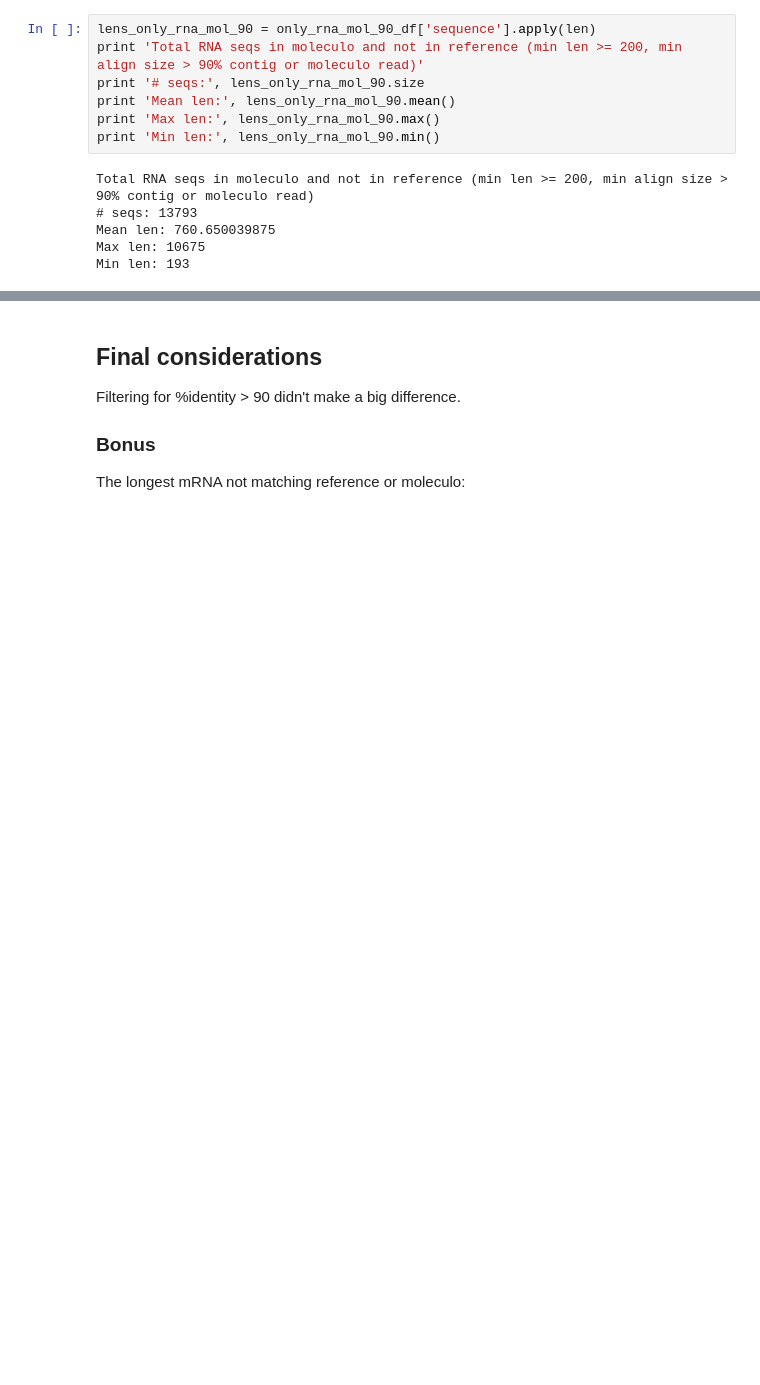
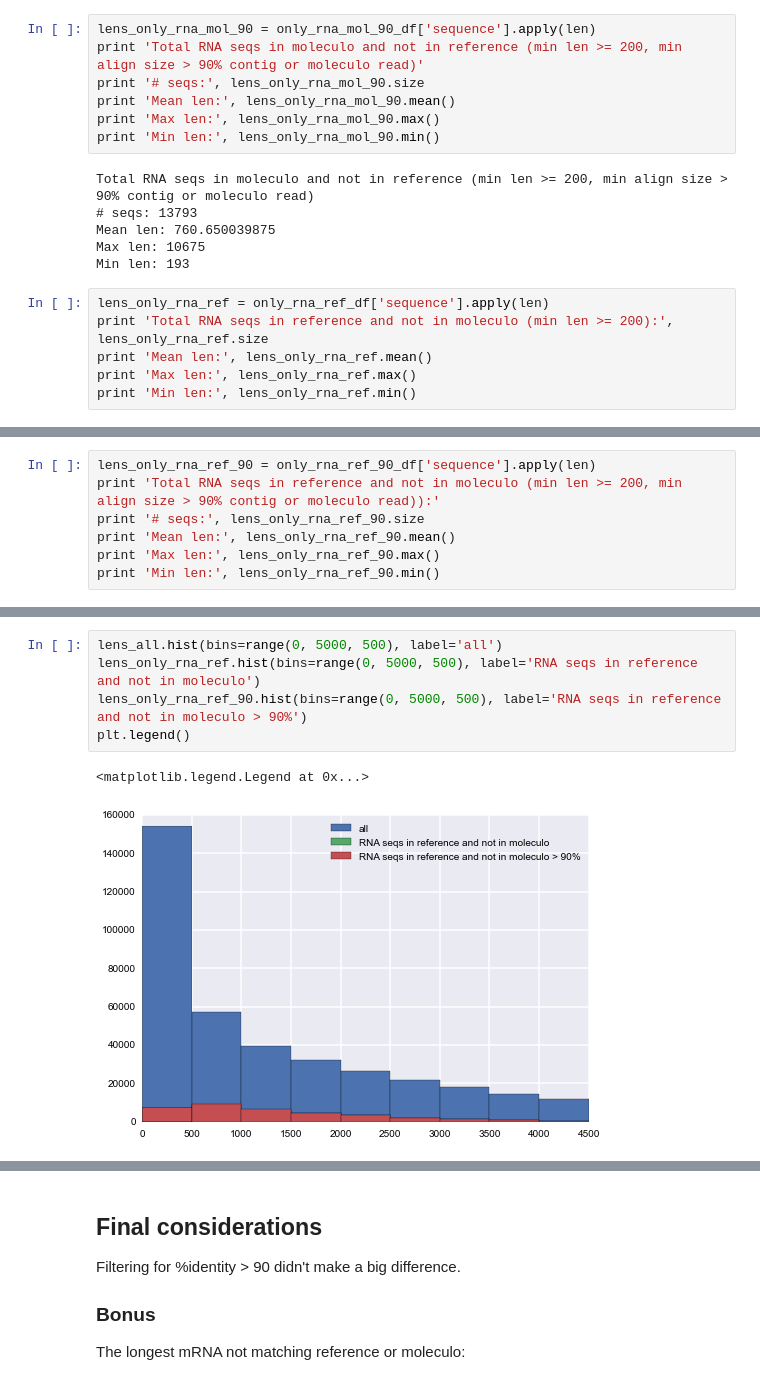
Before and after one commit to luizirber/galGal, a Jupyter notebook: notebooks/rna_mol_ref.ipynb, the cells around one changed output, grey strips where cells are left out. Drawn from its saved outputs; the diff is of its cells as text; blank space fills up the shorter version.

```diff
--- a/notebooks/rna_mol_ref.ipynb
+++ b/notebooks/rna_mol_ref.ipynb
@@ -201,3 +231,9 @@ Total RNA seqs in moleculo and not in reference (min len >= 200, min align size
 Mean len: 760.650039875
 Max len: 10675
 Min len: 193
+# %%
+lens_only_rna_ref = only_rna_ref_df['sequence'].apply(len)
+print 'Total RNA seqs in reference and not in moleculo (min len >= 200):', lens_only_rna_ref.size
+print 'Mean len:', lens_only_rna_ref.mean()
+print 'Max len:', lens_only_rna_ref.max()
+print 'Min len:', lens_only_rna_ref.min()
@@ -203,0 +245,7 @@ Min len: 193
+# %%
+lens_only_rna_ref_90 = only_rna_ref_90_df['sequence'].apply(len)
+print 'Total RNA seqs in reference and not in moleculo (min len >= 200, min align size > 90% contig or moleculo read)):'
+print '# seqs:', lens_only_rna_ref_90.size
+print 'Mean len:', lens_only_rna_ref_90.mean()
+print 'Max len:', lens_only_rna_ref_90.max()
+print 'Min len:', lens_only_rna_ref_90.min()
@@ -218,0 +273,8 @@ plt.legend()
+# %%
+lens_all.hist(bins=range(0, 5000, 500), label='all')
+lens_only_rna_ref.hist(bins=range(0, 5000, 500), label='RNA seqs in reference and not in moleculo')
+lens_only_rna_ref_90.hist(bins=range(0, 5000, 500), label='RNA seqs in reference and not in moleculo > 90%')
+plt.legend()
+# %% [output]
+<matplotlib.legend.Legend at 0x...>
+[figure, added]
```
Also changed, not shown: parts of 20 cells of this notebook.
